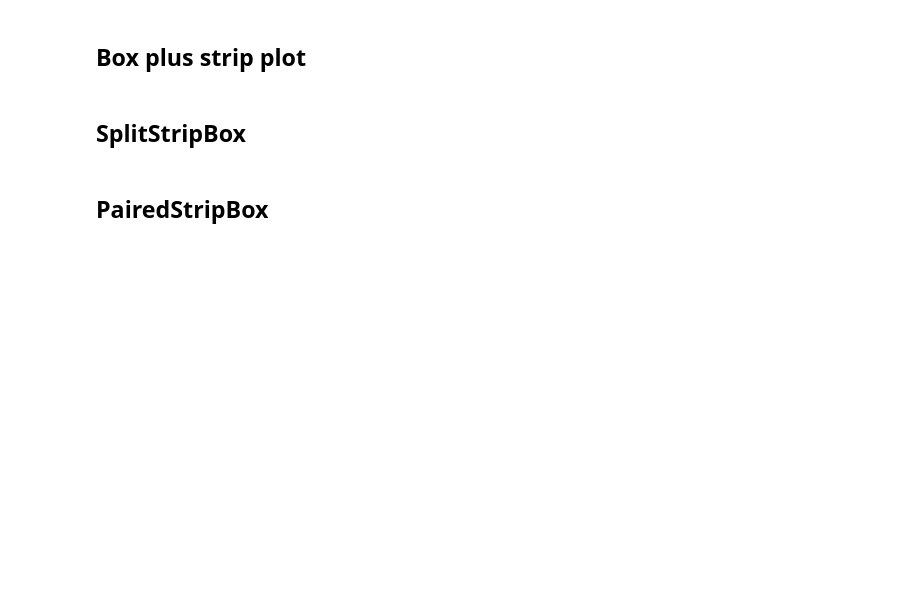
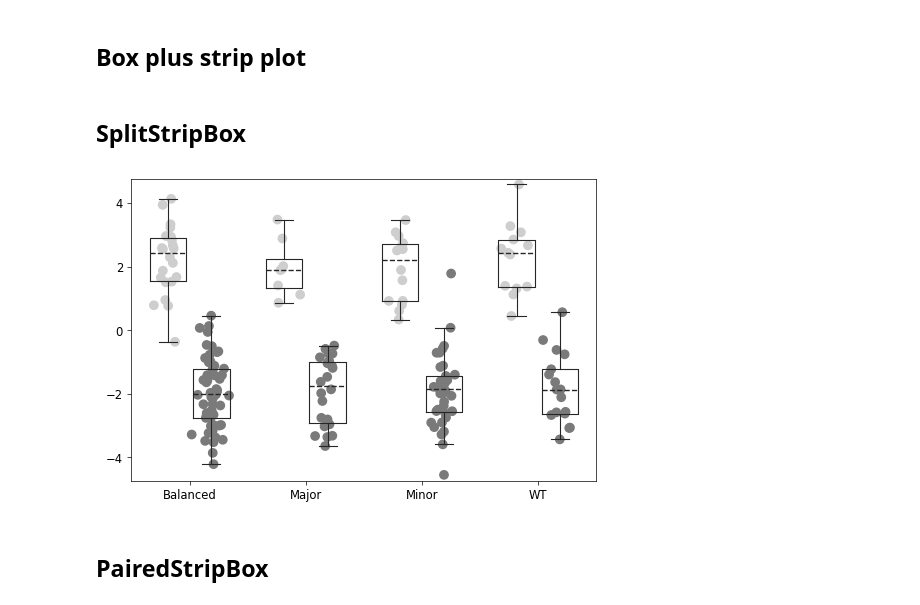
Before and after one commit to fossbert/Python_Packages, a Jupyter notebook: Dev_cbviz.ipynb, the cells around one changed output. Drawn from its saved outputs; the diff is of its cells as text; code cells hidden in the pictures; blank space fills up the shorter version.

```diff
--- a/Dev_cbviz.ipynb
+++ b/Dev_cbviz.ipynb
@@ -300,12 +300,14 @@ from cbviz.boxplot import SplitStripBox
 # %%
 sb = SplitStripBox(data)
 # %%
-plt.style.use('cviz')
+plt.style.use('paper')
 
 fig, ax = plt.subplots()
 
 sb.boxplt();
 sb.add_strips()
+# %% [output]
+[figure, added]
 # %%
 sb = SplitStripBox(data)
 # %%
```
Also changed, not shown: parts of 8 cells of this notebook, 4 other files.
